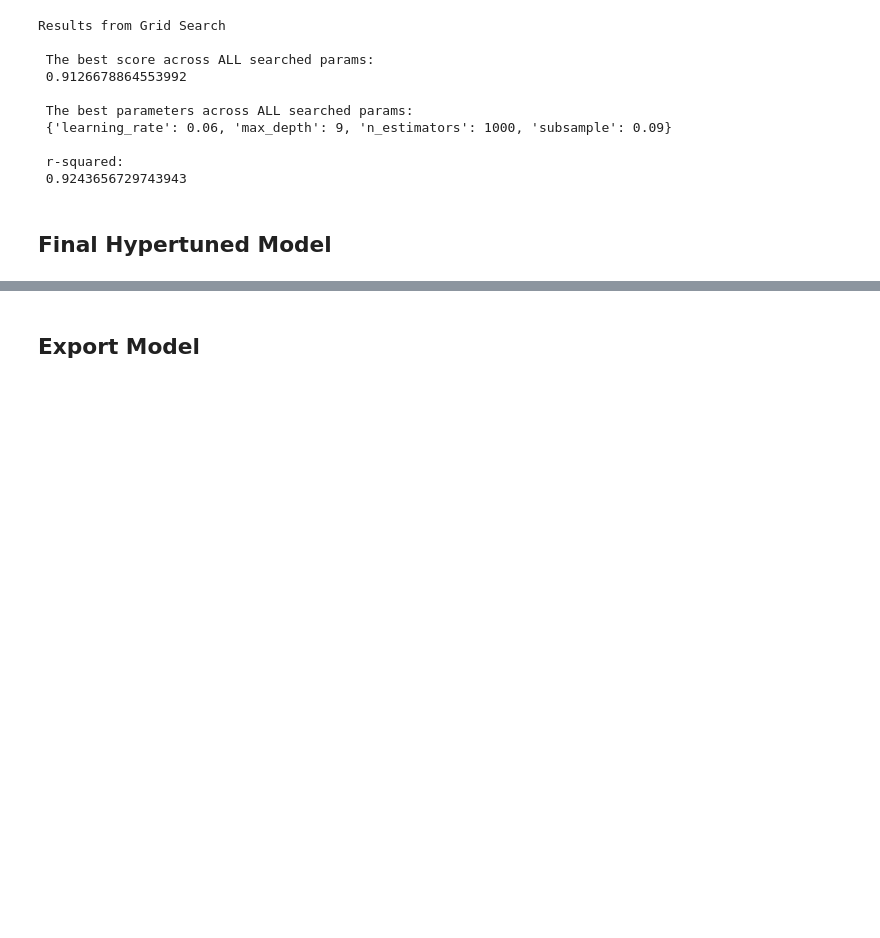
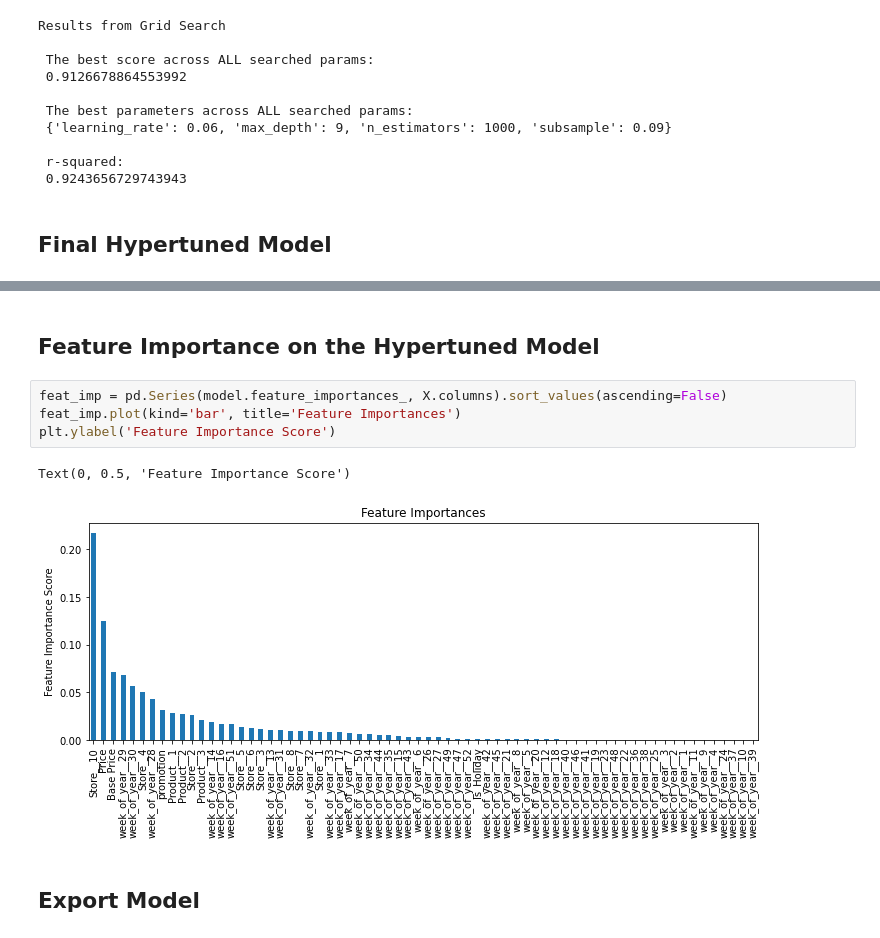
Before and after one commit to jackatopolis/s-martpredictor, a Jupyter notebook: static/data/hypertuning.ipynb, the cells around one changed output, grey strips where cells are left out. Cells and saved outputs as stored; diff of their text form; blank space fills up the shorter version.

Commit message:
hypertuned model completed

```diff
--- a/static/data/hypertuning.ipynb
+++ b/static/data/hypertuning.ipynb
@@ -209,3 +211,12 @@ print(r2_score(y_test,pred))
+# %% [markdown]
+## Feature Importance on the Hypertuned Model
+# %%
+feat_imp = pd.Series(model.feature_importances_, X.columns).sort_values(ascending=False)
+feat_imp.plot(kind='bar', title='Feature Importances')
+plt.ylabel('Feature Importance Score')
+# %% [output]
+Text(0, 0.5, 'Feature Importance Score')
+[figure, added]
 # %% [markdown]
 ## Export Model
 # %%
```
Also changed, not shown: parts of 7 cells of this notebook, 2 other files.
